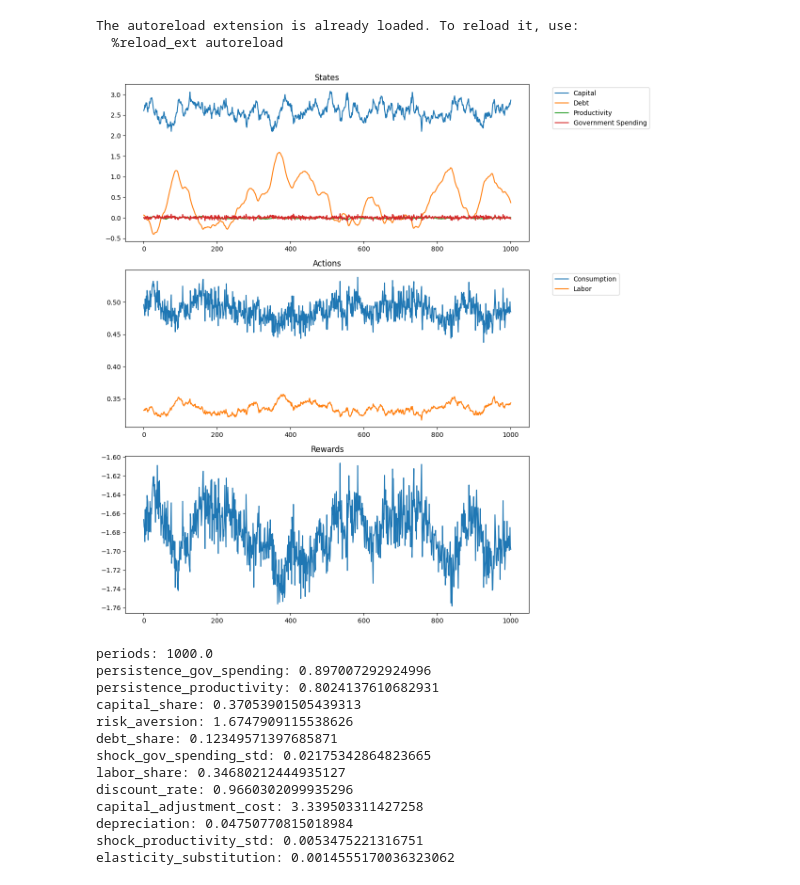
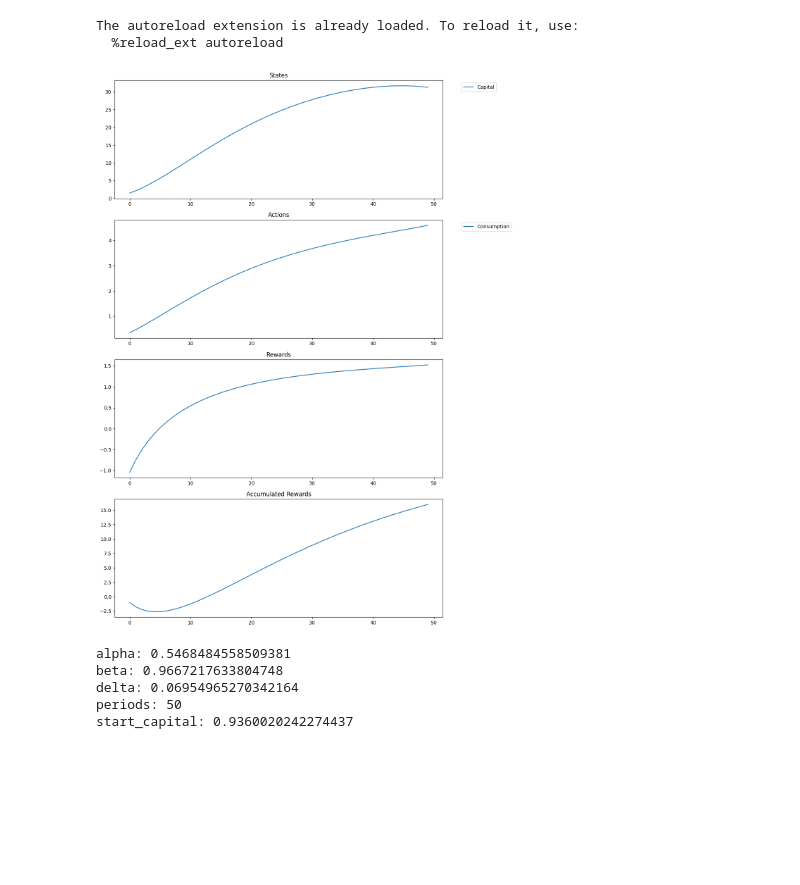
Before and after one commit to Alexponomarev7/marl-macro-modeling, a Jupyter notebook: research/data/analyze.ipynb, the cells around one changed output. Cells and saved outputs as stored; diff of their text form; code cells hidden in the pictures; blank space fills up the shorter version.

```diff
--- a/research/data/analyze.ipynb
+++ b/research/data/analyze.ipynb
@@ -9,19 +9,11 @@ from research.data.utils import plot_data_file
 The autoreload extension is already loaded. To reload it, use:
   %reload_ext autoreload
 # %%
-_ = plot_data_file("Aguiar_Gopinath_2007", sample_id=1)
+_ = plot_data_file("Aguiar_Gopinath_2007", sample_id=7, n_iters=50)
 # %% [output]
-[figure, old version]
+[figure, new version]
-periods: 1000.0
-persistence_gov_spending: 0.897007292924996
-persistence_productivity: 0.8024137610682931
-capital_share: 0.37053901505439313
-risk_aversion: 1.6747909115538626
-debt_share: 0.12349571397685871
-shock_gov_spending_std: 0.02175342864823665
-labor_share: 0.34680212444935127
-discount_rate: 0.9660302099935296
-capital_adjustment_cost: 3.339503311427258
-depreciation: 0.04750770815018984
-shock_productivity_std: 0.0053475221316751
-elasticity_substitution: 0.0014555170036323062
+alpha: 0.5468484558509381
+beta: 0.9667217633804748
+delta: 0.06954965270342164
+periods: 50
+start_capital: 0.9360020242274437
```
Also changed, not shown: parts of 1 cell of this notebook, 9 other files.
